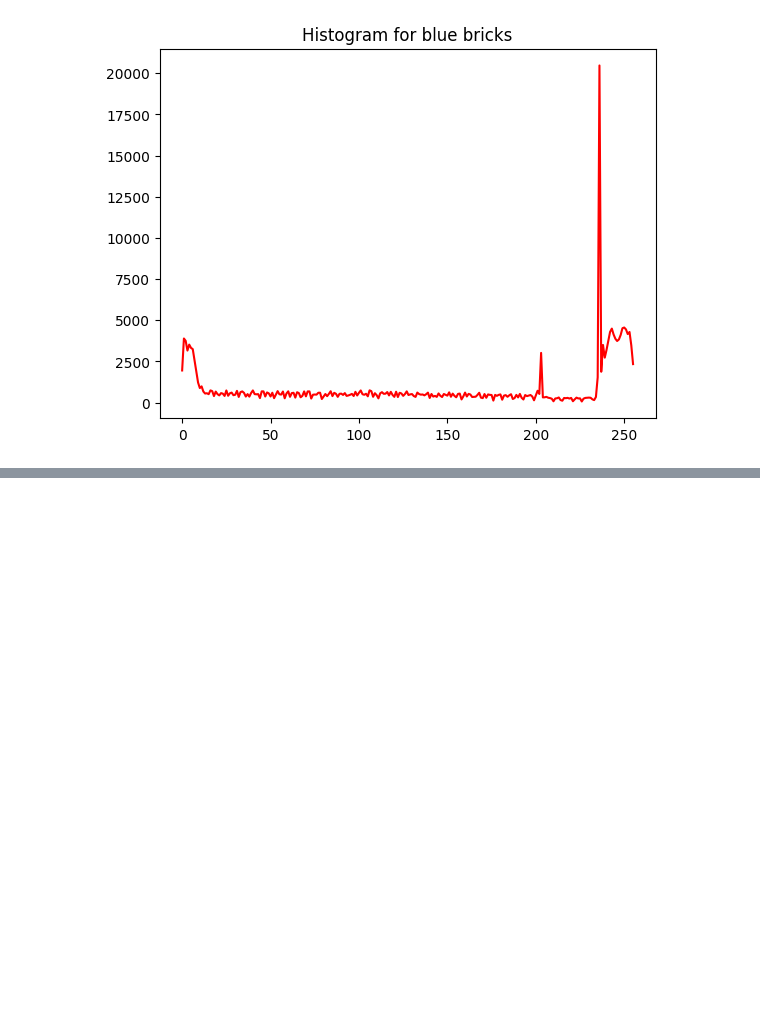
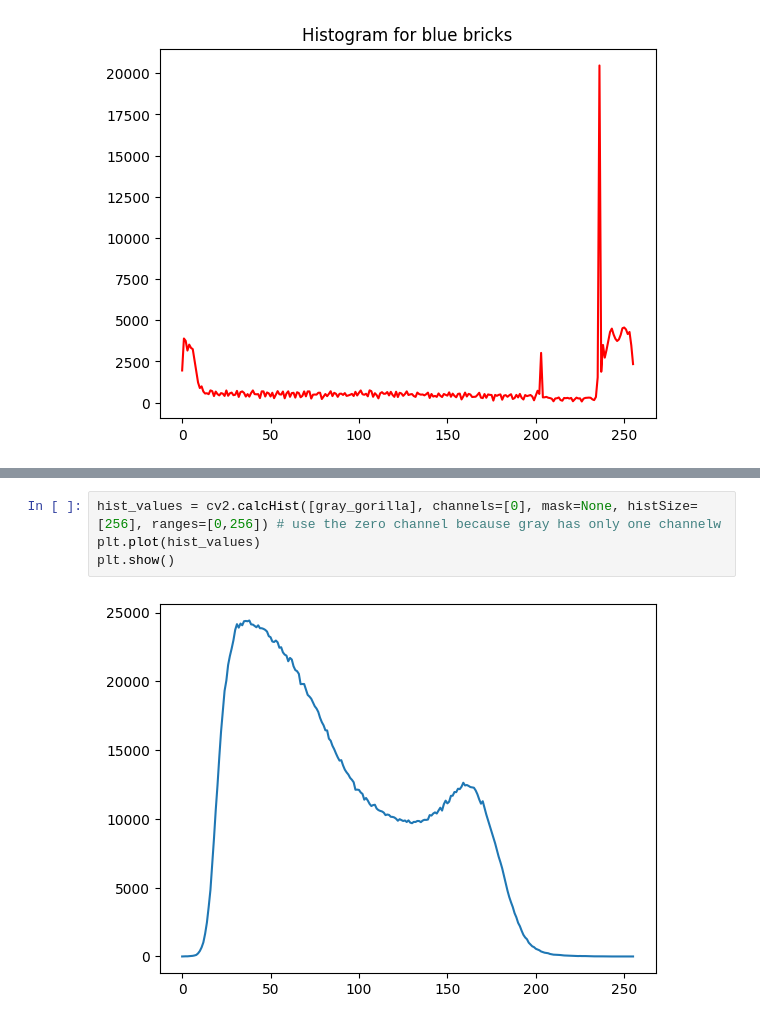
Before and after one commit to Joel-Milla/Computer-Vision-OpenCV-DeepLearning, a Jupyter notebook: Section 4 - Image Processing/Histograms.ipynb, the cells around one changed output, grey strips where cells are left out. Saved outputs shown, nothing was run; the diff lists cells and outputs as text; blank space fills up the shorter version.

```diff
--- a/Section 4 - Image Processing/Histograms.ipynb
+++ b/Section 4 - Image Processing/Histograms.ipynb
@@ -174,0 +192,6 @@ plt.show()
+# %%
+hist_values = cv2.calcHist([gray_gorilla], channels=[0], mask=None, histSize=[256], ranges=[0,256]) # use the zero channel because gray has only one channelw
+plt.plot(hist_values)
+plt.show()
+# %% [output]
+[figure, added]
```
Also changed, not shown: parts of 15 cells of this notebook.
